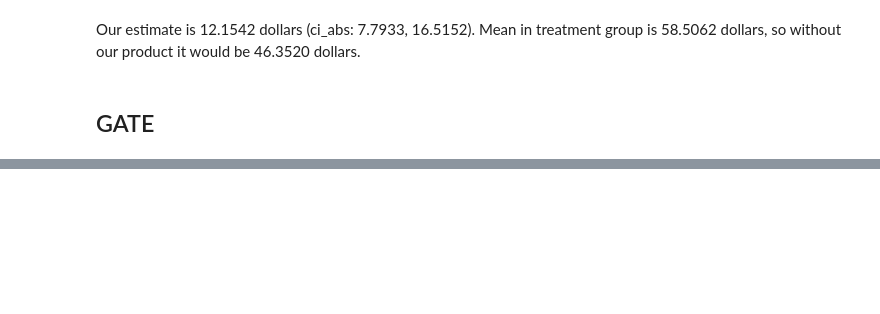
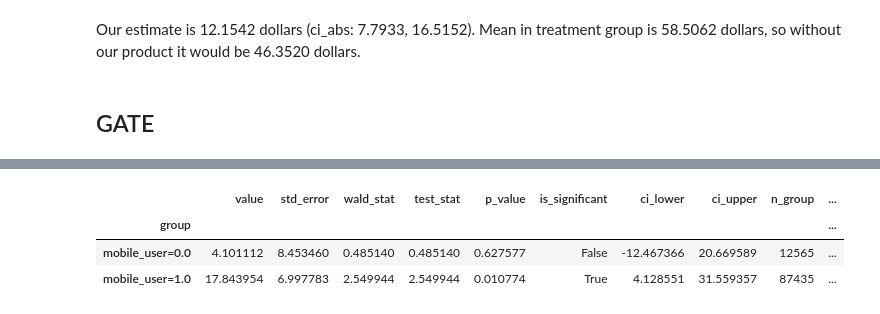
Before and after one commit to IoannMartynov/Causalis, a Jupyter notebook: notebooks/scenarios/gate.ipynb, the cells around one changed output, grey strips where cells are left out. Saved outputs shown, nothing was run; the diff lists cells and outputs as text; code cells hidden in the pictures; blank space fills up the shorter version.

```diff
--- a/notebooks/scenarios/gate.ipynb
+++ b/notebooks/scenarios/gate.ipynb
@@ -148,0 +160,7 @@ model.estimate(score='GATE', groups=data['mobile_user']).summary()
+# %%
+result.summary()
+# %% [output]
+|  | value | std_error | wald_stat | test_stat | p_value | is_significant | ci_lower | ci_upper | n_group | ... |
+| group |  |  |  |  |  |  |  |  |  | ... |
+| mobile_user=0.0 | 4.101112 | 8.453460 | 0.485140 | 0.485140 | 0.627577 | False | -12.467366 | 20.669589 | 12565 | ... |
+| mobile_user=1.0 | 17.843954 | 6.997783 | 2.549944 | 2.549944 | 0.010774 | True | 4.128551 | 31.559357 | 87435 | ... |
```
Also changed, not shown: parts of 14 cells of this notebook, 22 other files.
